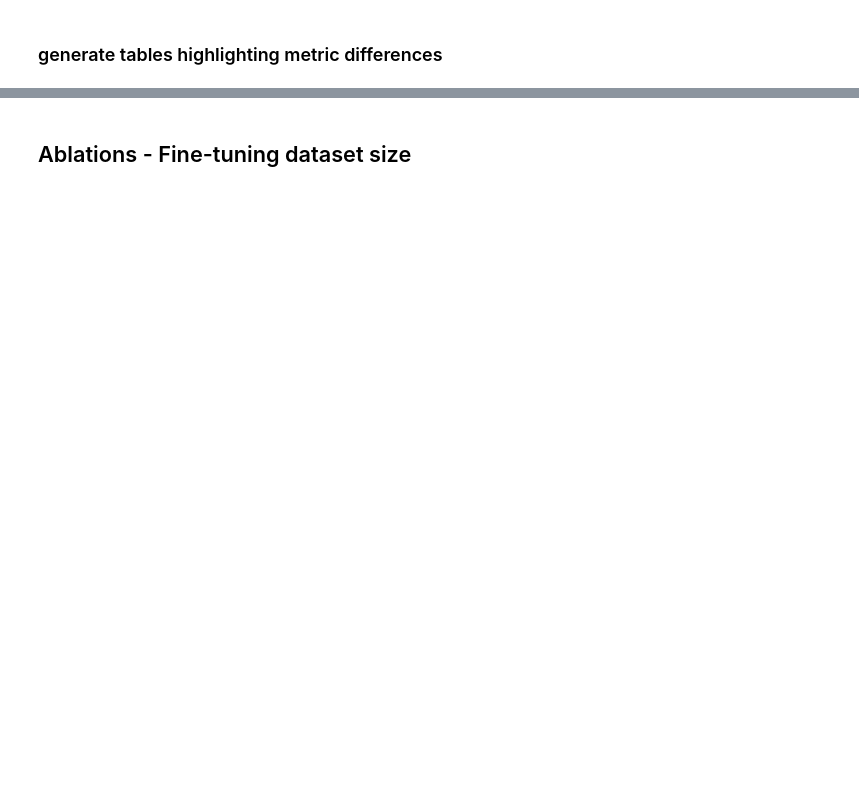
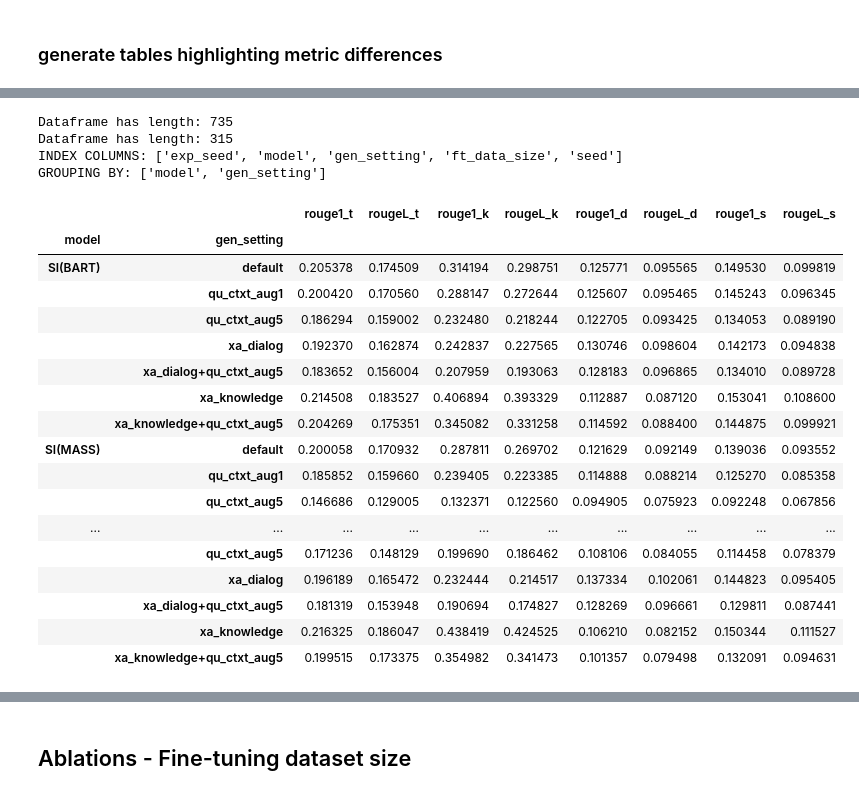
Before and after one commit to ZurichNLP/understanding-ctx-aug, a Jupyter notebook: summarize_results.ipynb, the cells around one changed output, grey strips where cells are left out. Saved outputs shown, nothing was run; the diff lists cells and outputs as text; code cells hidden in the pictures; blank space fills up the shorter version.

```diff
--- a/summarize_results.ipynb
+++ b/summarize_results.ipynb
@@ -381,0 +425,41 @@ Sorting columns to: ['MLM+PS', 'MLM', 'PS', 'MLM+PS+DR', 'MLM+DR', 'SI+PS', 'SI(
+# %%
+agg_ops = {
+    'rouge1_t': np.mean,
+    'rougeL_t': np.mean,
+    'rouge1_k': np.mean,
+    'rougeL_k': np.mean,
+    'rouge1_d': np.mean,
+    'rougeL_d': np.mean,
+    'rouge1_s': np.mean,
+    'rougeL_s': np.mean,
+
+}
+
+print(f'Dataframe has length: {len(df)}')
+dfs = df.iloc[df.index.get_level_values('ft_data_size') == 1.0] # select only those entries which use 100% fine-tuning data
+print(f'Dataframe has length: {len(dfs)}')
+dfa = aggregate_values_for_target_metric(dfs, agg_ops=agg_ops)
+dfa
+# %% [output]
+Dataframe has length: 735
+Dataframe has length: 315
+INDEX COLUMNS: ['exp_seed', 'model', 'gen_setting', 'ft_data_size', 'seed']
+GROUPING BY: ['model', 'gen_setting']
+|  |  | rouge1_t | rougeL_t | rouge1_k | rougeL_k | rouge1_d | rougeL_d | rouge1_s | rougeL_s |
+| model | gen_setting |  |  |  |  |  |  |  |  |
+| SI(BART) | default | 0.205378 | 0.174509 | 0.314194 | 0.298751 | 0.125771 | 0.095565 | 0.149530 | 0.099819 |
+|  | qu_ctxt_aug1 | 0.200420 | 0.170560 | 0.288147 | 0.272644 | 0.125607 | 0.095465 | 0.145243 | 0.096345 |
+|  | qu_ctxt_aug5 | 0.186294 | 0.159002 | 0.232480 | 0.218244 | 0.122705 | 0.093425 | 0.134053 | 0.089190 |
+|  | xa_dialog | 0.192370 | 0.162874 | 0.242837 | 0.227565 | 0.130746 | 0.098604 | 0.142173 | 0.094838 |
+|  | xa_dialog+qu_ctxt_aug5 | 0.183652 | 0.156004 | 0.207959 | 0.193063 | 0.128183 | 0.096865 | 0.134010 | 0.089728 |
+|  | xa_knowledge | 0.214508 | 0.183527 | 0.406894 | 0.393329 | 0.112887 | 0.087120 | 0.153041 | 0.108600 |
+|  | xa_knowledge+qu_ctxt_aug5 | 0.204269 | 0.175351 | 0.345082 | 0.331258 | 0.114592 | 0.088400 | 0.144875 | 0.099921 |
+| SI(MASS) | default | 0.200058 | 0.170932 | 0.287811 | 0.269702 | 0.121629 | 0.092149 | 0.139036 | 0.093552 |
+|  | qu_ctxt_aug1 | 0.185852 | 0.159660 | 0.239405 | 0.223385 | 0.114888 | 0.088214 | 0.125270 | 0.085358 |
+|  | qu_ctxt_aug5 | 0.146686 | 0.129005 | 0.132371 | 0.122560 | 0.094905 | 0.075923 | 0.092248 | 0.067856 |
+| ... | ... | ... | ... | ... | ... | ... | ... | ... | ... |
+|  | qu_ctxt_aug5 | 0.171236 | 0.148129 | 0.199690 | 0.186462 | 0.108106 | 0.084055 | 0.114458 | 0.078379 |
+|  | xa_dialog | 0.196189 | 0.165472 | 0.232444 | 0.214517 | 0.137334 | 0.102061 | 0.144823 | 0.095405 |
+|  | xa_dialog+qu_ctxt_aug5 | 0.181319 | 0.153948 | 0.190694 | 0.174827 | 0.128269 | 0.096661 | 0.129811 | 0.087441 |
+|  | xa_knowledge | 0.216325 | 0.186047 | 0.438419 | 0.424525 | 0.106210 | 0.082152 | 0.150344 | 0.111527 |
+|  | xa_knowledge+qu_ctxt_aug5 | 0.199515 | 0.173375 | 0.354982 | 0.341473 | 0.101357 | 0.079498 | 0.132091 | 0.094631 |
```
Also changed, not shown: parts of 8 cells of this notebook, 1 other file.
